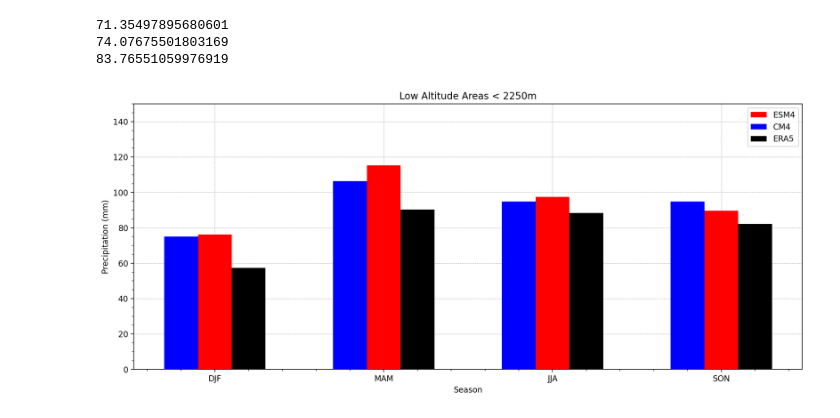
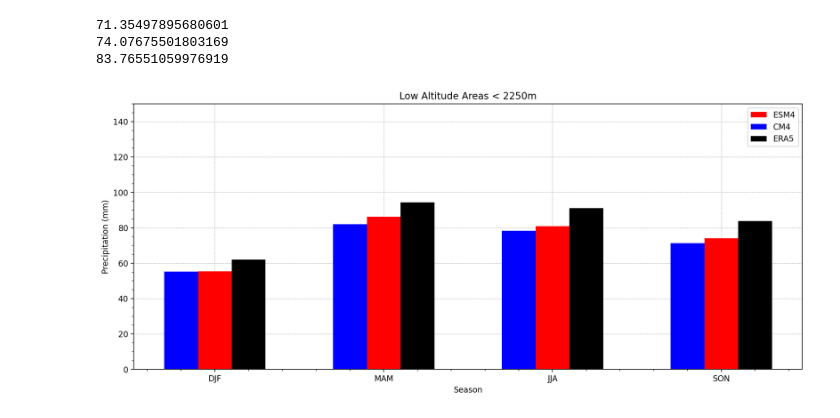
Before and after one commit to twass21/katabatic_winds, a Jupyter notebook: precip_bar_plots.ipynb, the cells around one changed output. Cells and saved outputs as stored; diff of their text form; code cells hidden in the pictures.

```diff
--- a/precip_bar_plots.ipynb
+++ b/precip_bar_plots.ipynb
@@ -1119,7 +1043,7 @@ era5_SON_ave_val=print(era5_SON_ave)
 74.07675501803169
 83.76551059976919
 # %%
-
+# averages for lower elevation with season on x axis and precip on y
 fig, ax= plt.subplots(figsize= (15,6))
 
 
@@ -1128,36 +1052,42 @@ CM4_all_seasons = [55.187370159546845,
                    82.04104747390375,
                    78.37323522311635,
                    71.35497895680601
 
 
 
 ]
-ESM4_all_seasons = [
+ESM4_all_seasons = [55.49517203180585,
+                    86.23745909426361,
+                    80.9293080365751,
+                    74.07675501803169
+
+
 ]
 
-ERA5_all_seasons = [57.34400450892281,
-                    90.25683448417112,
-                    88.35233371239156,
-                    82.22503709810553
+ERA5_all_seasons = [62.16417605755851,
+                    94.38103243592195,
+                    91.16391852381639,
+                    83.76551059976919
+
 
 
 
 
 ]
 X_axis = np.arange(len(X))
 
 plt.bar(X_axis, ESM4_all_seasons, 0.2, label = 'ESM4', color='red')
 plt.bar(X_axis - 0.2, CM4_all_seasons, 0.2, label = 'CM4', color= 'blue')
 plt.bar(X_axis + 0.2, ERA5_all_seasons, 0.2, label= 'ERA5', color= 'k')
 ax.grid(linewidth=0.5, linestyle= '--')
 ax.set_axisbelow(True)
 plt.xticks(X_axis, X)
 plt.xlabel("Season")
 plt.ylabel("Precipitation (mm)")
 plt.title("Low Altitude Areas < 2250m")
 plt.legend()
 ax.minorticks_on()
 plt.ylim(0,150)
 plt.show()
 # %% [output]
-[figure, old version]
+[figure, new version]
```
Also changed, not shown: parts of 13 cells of this notebook, 1 other file.
